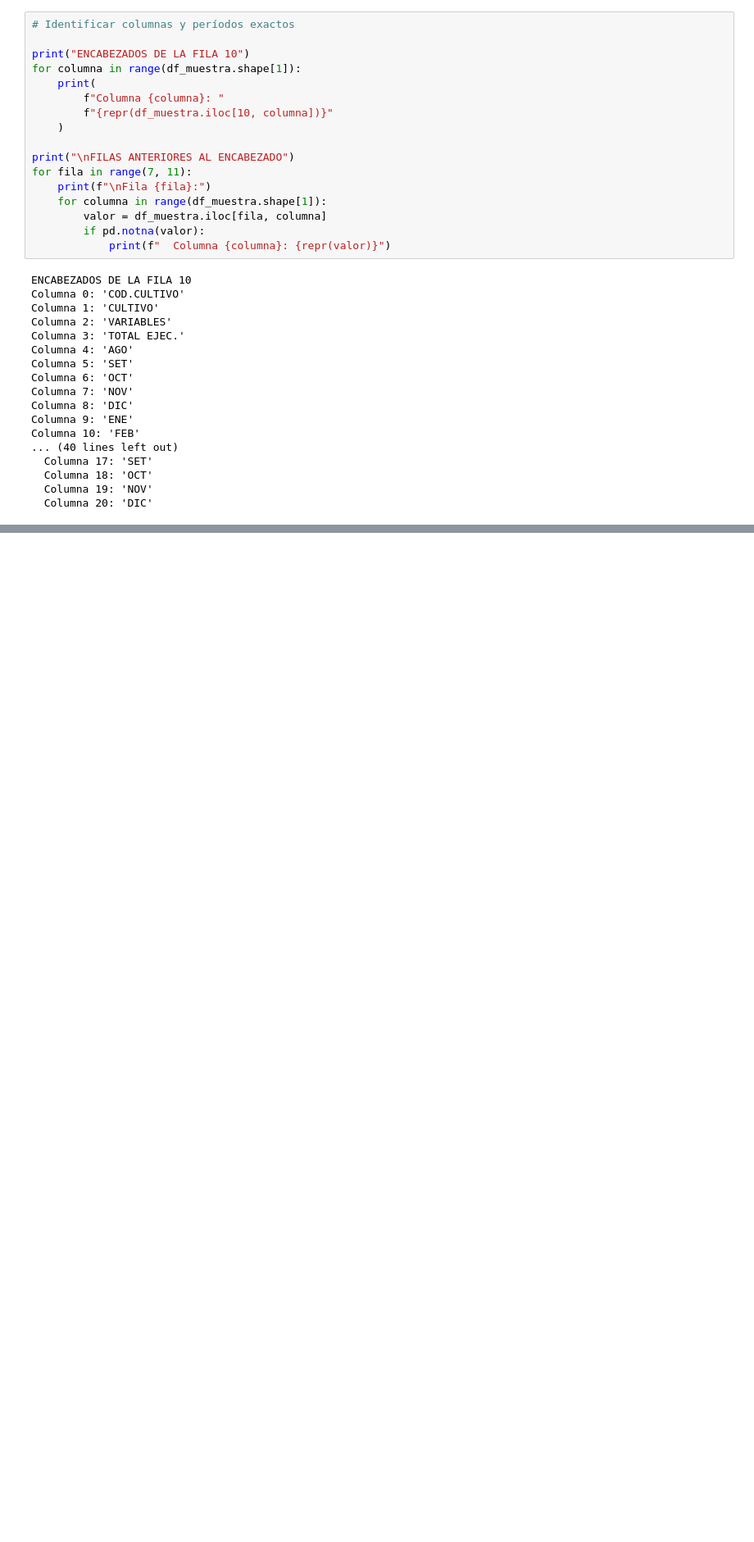
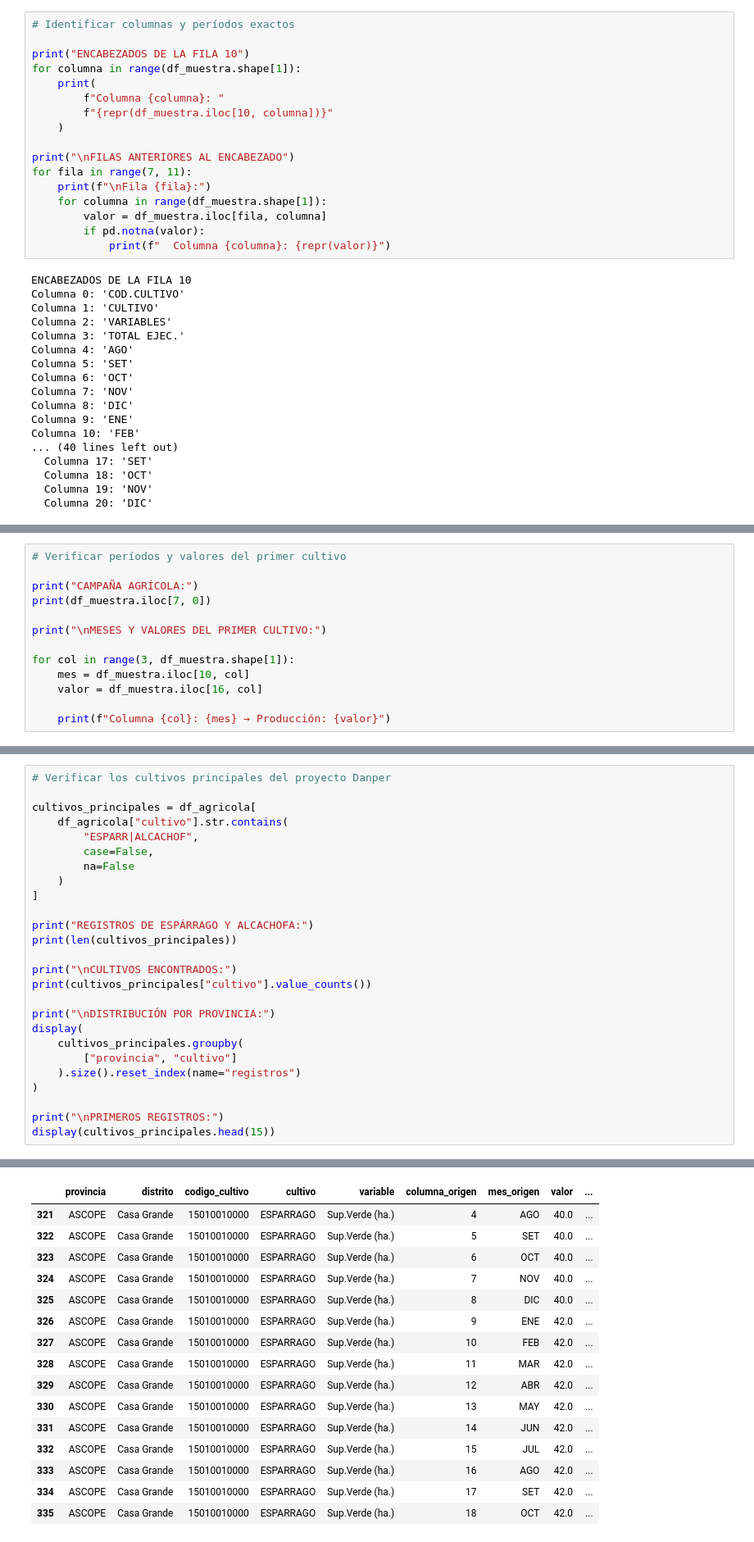
Before and after one commit to vfabrizio95-oss/G07-BigData-AnaliticaAgrocomercial-Danper, a Jupyter notebook: notebooks/01_pipeline_danper.ipynb, the cells around one changed output, grey strips where cells are left out. Shown at 82% size. Cells and saved outputs as stored; diff of their text form; blank space fills up the shorter version.

```diff
--- a/notebooks/01_pipeline_danper.ipynb
+++ b/notebooks/01_pipeline_danper.ipynb
@@ -148,0 +252,13 @@ Columna 10: 'FEB'
+# %%
+# Verificar períodos y valores del primer cultivo
+
+print("CAMPAÑA AGRÍCOLA:")
+print(df_muestra.iloc[7, 0])
+
+print("\nMESES Y VALORES DEL PRIMER CULTIVO:")
+
+for col in range(3, df_muestra.shape[1]):
+    mes = df_muestra.iloc[10, col]
+    valor = df_muestra.iloc[16, col]
+
+    print(f"Columna {col}: {mes} → Producción: {valor}")
@@ -148,0 +697,27 @@ Columna 10: 'FEB'
+# %%
+# Verificar los cultivos principales del proyecto Danper
+
+cultivos_principales = df_agricola[
+    df_agricola["cultivo"].str.contains(
+        "ESPARR|ALCACHOF",
+        case=False,
+        na=False
+    )
+]
+
+print("REGISTROS DE ESPÁRRAGO Y ALCACHOFA:")
+print(len(cultivos_principales))
+
+print("\nCULTIVOS ENCONTRADOS:")
+print(cultivos_principales["cultivo"].value_counts())
+
+print("\nDISTRIBUCIÓN POR PROVINCIA:")
+display(
+    cultivos_principales.groupby(
+        ["provincia", "cultivo"]
+    ).size().reset_index(name="registros")
+)
+
+print("\nPRIMEROS REGISTROS:")
+display(cultivos_principales.head(15))
+# %% [output]
@@ -148,0 +743,16 @@ Columna 10: 'FEB'
+|  | provincia | distrito | codigo_cultivo | cultivo | variable | columna_origen | mes_origen | valor | ... |
+| 321 | ASCOPE | Casa Grande | 15010010000 | ESPARRAGO | Sup.Verde (ha.) | 4 | AGO | 40.0 | ... |
+| 322 | ASCOPE | Casa Grande | 15010010000 | ESPARRAGO | Sup.Verde (ha.) | 5 | SET | 40.0 | ... |
+| 323 | ASCOPE | Casa Grande | 15010010000 | ESPARRAGO | Sup.Verde (ha.) | 6 | OCT | 40.0 | ... |
+| 324 | ASCOPE | Casa Grande | 15010010000 | ESPARRAGO | Sup.Verde (ha.) | 7 | NOV | 40.0 | ... |
+| 325 | ASCOPE | Casa Grande | 15010010000 | ESPARRAGO | Sup.Verde (ha.) | 8 | DIC | 40.0 | ... |
+| 326 | ASCOPE | Casa Grande | 15010010000 | ESPARRAGO | Sup.Verde (ha.) | 9 | ENE | 42.0 | ... |
+| 327 | ASCOPE | Casa Grande | 15010010000 | ESPARRAGO | Sup.Verde (ha.) | 10 | FEB | 42.0 | ... |
+| 328 | ASCOPE | Casa Grande | 15010010000 | ESPARRAGO | Sup.Verde (ha.) | 11 | MAR | 42.0 | ... |
+| 329 | ASCOPE | Casa Grande | 15010010000 | ESPARRAGO | Sup.Verde (ha.) | 12 | ABR | 42.0 | ... |
+| 330 | ASCOPE | Casa Grande | 15010010000 | ESPARRAGO | Sup.Verde (ha.) | 13 | MAY | 42.0 | ... |
+| 331 | ASCOPE | Casa Grande | 15010010000 | ESPARRAGO | Sup.Verde (ha.) | 14 | JUN | 42.0 | ... |
+| 332 | ASCOPE | Casa Grande | 15010010000 | ESPARRAGO | Sup.Verde (ha.) | 15 | JUL | 42.0 | ... |
+| 333 | ASCOPE | Casa Grande | 15010010000 | ESPARRAGO | Sup.Verde (ha.) | 16 | AGO | 42.0 | ... |
+| 334 | ASCOPE | Casa Grande | 15010010000 | ESPARRAGO | Sup.Verde (ha.) | 17 | SET | 42.0 | ... |
+| 335 | ASCOPE | Casa Grande | 15010010000 | ESPARRAGO | Sup.Verde (ha.) | 18 | OCT | 42.0 | ... |
```
Also changed, not shown: parts of 15 cells of this notebook, 2 other files.
